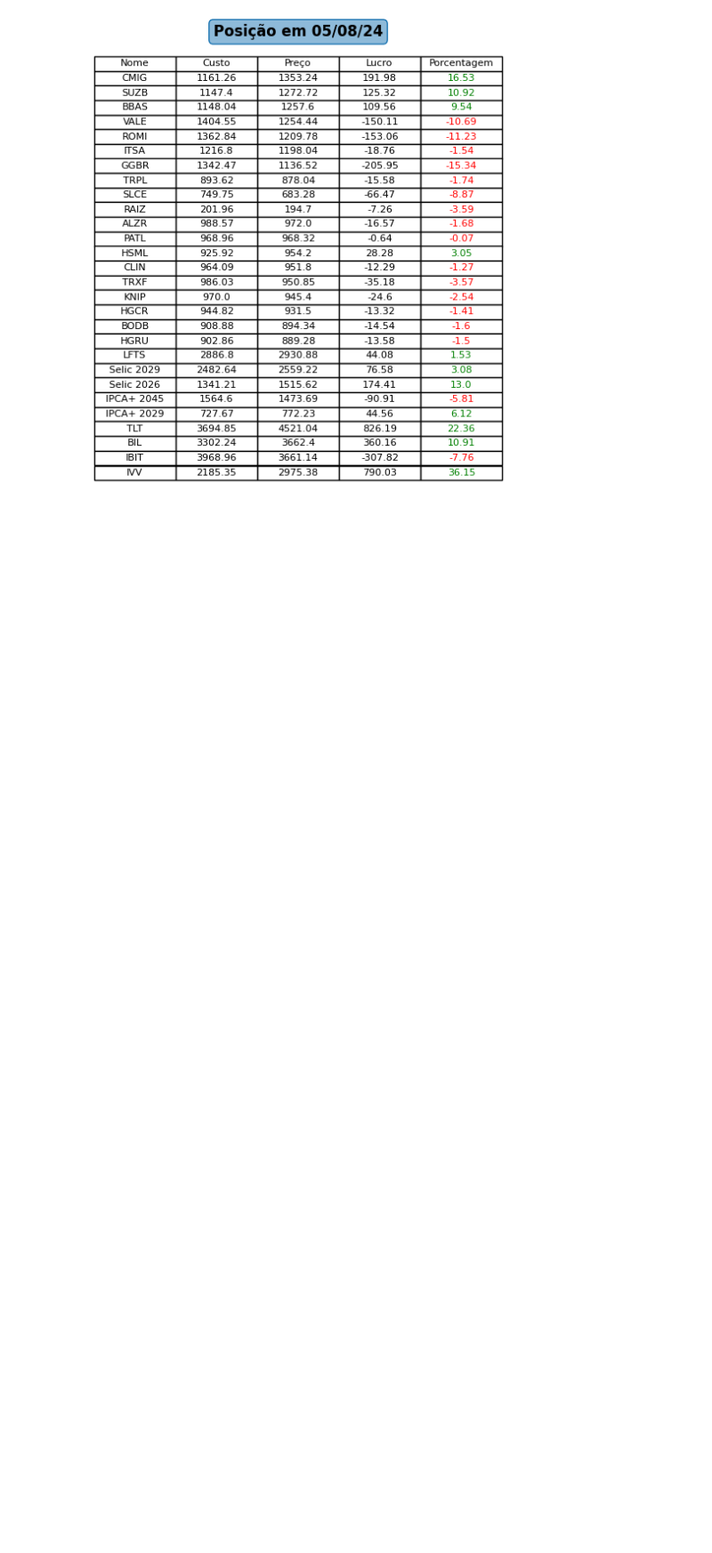
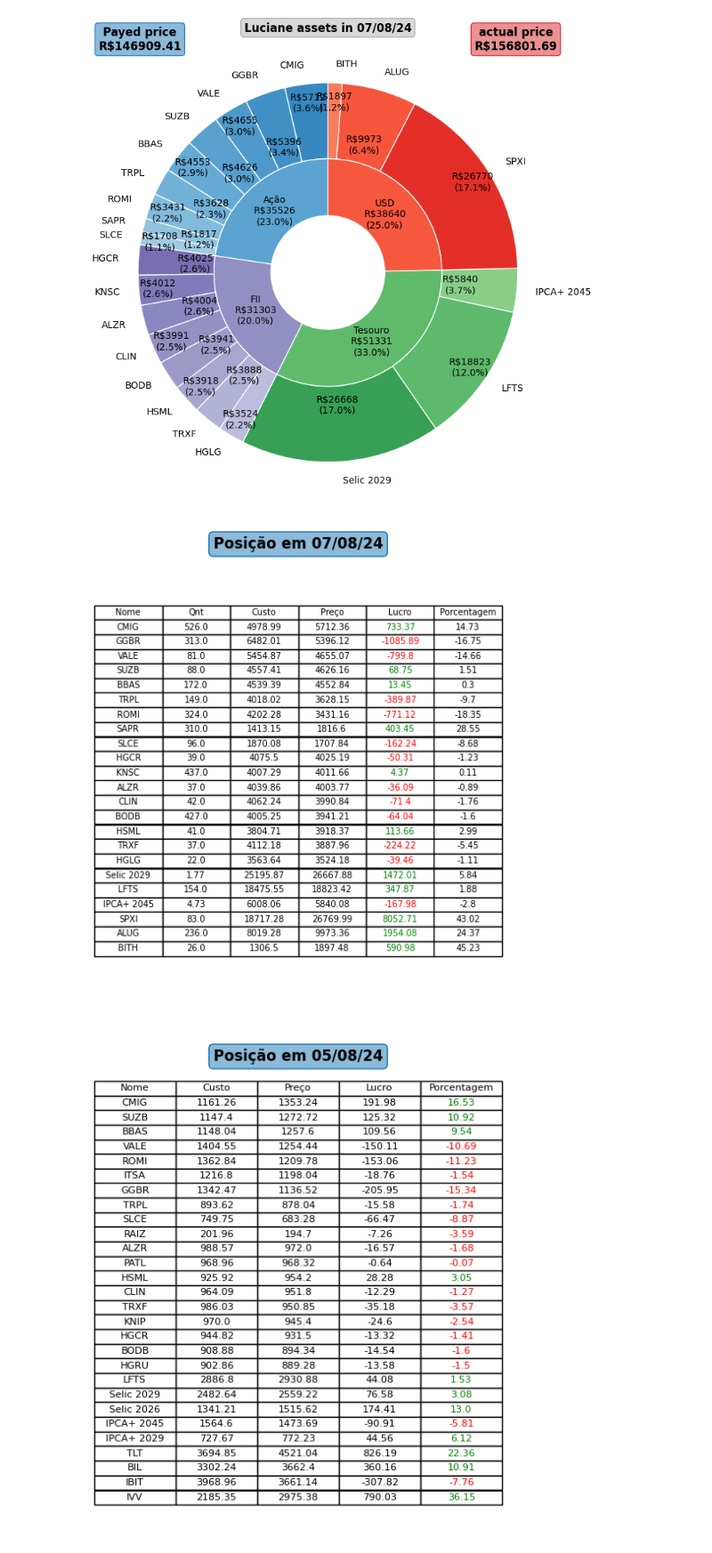
Before and after one commit to Luhenmo/my_projects, a Jupyter notebook: investiment_control/testes.ipynb, the cells around one changed output. Shown at 89% size. Drawn from its saved outputs; the diff is of its cells as text; code cells hidden in the pictures; blank space fills up the shorter version.

```diff
--- a/investiment_control/testes.ipynb
+++ b/investiment_control/testes.ipynb
@@ -22,3 +23,9 @@ plot_position_table(portfolio_luiz)
+# %%
+plot_position_graph(portfolio_luciane)
+plot_position_table(portfolio_luciane)
+# %% [output]
+[figure, added]
+[figure, added]
 # %%
 # %% [output]
 [figure]
```
Also changed, not shown: parts of 1 cell of this notebook, 5 other files.
